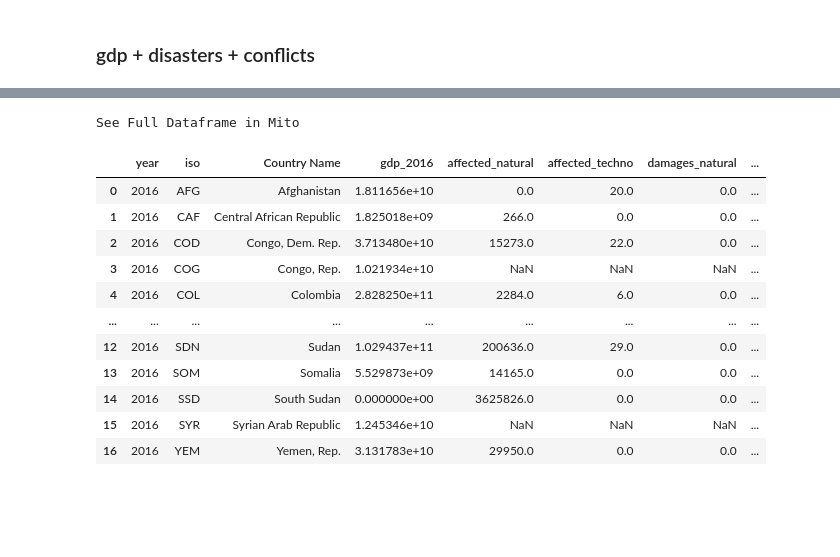
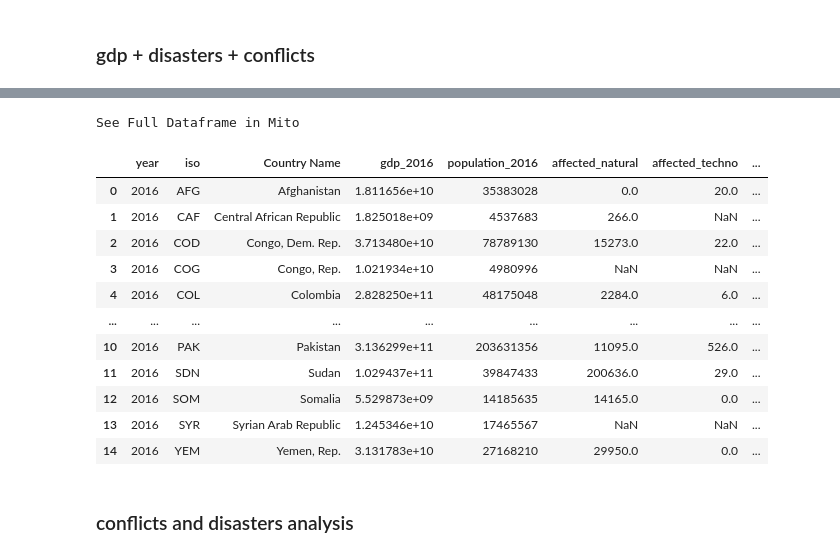
Before and after one commit to kamranuz/nis-network, a Jupyter notebook: 3sided_model_v3.ipynb, the cells around one changed output, grey strips where cells are left out. Cells and saved outputs as stored; diff of their text form; code cells hidden in the pictures; blank space fills up the shorter version.

```diff
--- a/3sided_model_v3.ipynb
+++ b/3sided_model_v3.ipynb
@@ -24,8 +24,8 @@ population                = pd.read_csv('./data_3sided_model_(coflict_disaster_g
 # %% [markdown]
 ## population
 # %%
-population_2016_our = population[['Country Code', 'Country Name',  '2016 [YR2016]']].dropna().rename(columns={'2016 [YR2016]':'population_2016','Country Name':'iso'})
-population_2016_our = population_2016_our[population_2016_our['Country Code'].isin(ISO_OUR_COUNTRY_CODES)].reset_index(drop=True)
+population_2016_our = population[['Country Code', 'Country Name',  '2016 [YR2016]']].dropna().rename(columns={'2016 [YR2016]':'population_2016','Country Code':'iso'})
+population_2016_our = population_2016_our[population_2016_our['iso'].isin(ISO_OUR_COUNTRY_CODES)].reset_index(drop=True)
 population_2016_our
 # %% [output]
 See Full Dataframe in Mito
@@ -68,7 +68,7 @@ See Full Dataframe in Mito
 # %% [markdown]
 ### disasters
 # %%
-dis_cols = ['Country', 'ISO', 'Disaster Group','Total Affected',"Total Damages, Adjusted ('000 US$)"]
+dis_cols = ['Country', 'ISO', 'Disaster Group', 'Total Affected','Total Deaths',"Total Damages, Adjusted ('000 US$)"]
 print(disasters_2016.shape)
 disasters_2016.columns
 # %% [output]
@@ -90,9 +90,9 @@ Index(['Dis No', 'Year', 'Seq', 'Glide', 'Disaster Group', 'Disaster Subgroup',
 # %%
 # нет данных по {'COG', 'LBN', 'PSE', 'SYR'}
 df = disasters_2016[dis_cols].fillna(0).groupby(['Country','ISO','Disaster Group']).sum().reset_index()
-disasters_2016_our = pd.pivot_table(df,values=['Total Affected',"Total Damages, Adjusted ('000 US$)"], index=['Country', 'ISO'], columns=['Disaster Group'])
-disasters_2016_our = disasters_2016_our.reset_index().fillna(0)
-disasters_2016_our.columns = ['country','iso','affected_natural','affected_techno','damages_natural','damages_techno']
+disasters_2016_our = pd.pivot_table(df,values=["Total Affected","Total Deaths","Total Damages, Adjusted ('000 US$)"], index=['Country', 'ISO'], columns=['Disaster Group'])
+disasters_2016_our = disasters_2016_our.reset_index()
+disasters_2016_our.columns = ['country','iso','affected_natural','affected_techno','damages_natural','damages_techno','death_natural','death_techno']
 disasters_2016_our
 # %% [output]
 See Full Dataframe in Mito
@@ -171,32 +147,36 @@ See Full Dataframe in Mito
 # %%
 df_all = gdp_2016_our.merge(disasters_2016_our,left_on='iso',right_on='iso',how='left', suffixes=('', '_y'))
 df_all = df_all.drop(df_all.filter(regex='_y$').columns, axis=1)
 
 df_all = df_all.merge(conflicts_2016_our,left_on='iso',right_on='iso',how='left', suffixes=('', '_y'))
 df_all = df_all.drop(df_all.filter(regex='_y$').columns, axis=1)
 
 df_all = df_all.merge(population_2016_our,left_on='iso',right_on='iso',how='left', suffixes=('', '_y'))
 df_all = df_all.drop(df_all.filter(regex='_y$').columns, axis=1)
 
 df_all = df_all[['year', 'iso','Country Name',
-                'gdp_2016',
-                'affected_natural', 'affected_techno', 'damages_natural', 'damages_techno',
+                'gdp_2016', 'population_2016',
+                'affected_natural', 'affected_techno', 'death_natural','death_techno','damages_natural', 'damages_techno',
                 'deaths_civilians', 'death_total']]
+
 df_all.year = 2016
+df_all = df_all[~(df_all.iso.isin(['PSE','SSD']))].reset_index(drop=True)
 df_all
 # %% [output]
 See Full Dataframe in Mito
-|  | year | iso | Country Name | gdp_2016 | affected_natural | affected_techno | damages_natural | ... |
-| 0 | 2016 | AFG | Afghanistan | 1.811656e+10 | 0.0 | 20.0 | 0.0 | ... |
-| 1 | 2016 | CAF | Central African Republic | 1.825018e+09 | 266.0 | 0.0 | 0.0 | ... |
-| 2 | 2016 | COD | Congo, Dem. Rep. | 3.713480e+10 | 15273.0 | 22.0 | 0.0 | ... |
-| 3 | 2016 | COG | Congo, Rep. | 1.021934e+10 | NaN | NaN | NaN | ... |
-| 4 | 2016 | COL | Colombia | 2.828250e+11 | 2284.0 | 6.0 | 0.0 | ... |
+|  | year | iso | Country Name | gdp_2016 | population_2016 | affected_natural | affected_techno | ... |
+| 0 | 2016 | AFG | Afghanistan | 1.811656e+10 | 35383028 | 0.0 | 20.0 | ... |
+| 1 | 2016 | CAF | Central African Republic | 1.825018e+09 | 4537683 | 266.0 | NaN | ... |
+| 2 | 2016 | COD | Congo, Dem. Rep. | 3.713480e+10 | 78789130 | 15273.0 | 22.0 | ... |
+| 3 | 2016 | COG | Congo, Rep. | 1.021934e+10 | 4980996 | NaN | NaN | ... |
+| 4 | 2016 | COL | Colombia | 2.828250e+11 | 48175048 | 2284.0 | 6.0 | ... |
 | ... | ... | ... | ... | ... | ... | ... | ... | ... |
-| 12 | 2016 | SDN | Sudan | 1.029437e+11 | 200636.0 | 29.0 | 0.0 | ... |
-| 13 | 2016 | SOM | Somalia | 5.529873e+09 | 14165.0 | 0.0 | 0.0 | ... |
-| 14 | 2016 | SSD | South Sudan | 0.000000e+00 | 3625826.0 | 0.0 | 0.0 | ... |
-| 15 | 2016 | SYR | Syrian Arab Republic | 1.245346e+10 | NaN | NaN | NaN | ... |
-| 16 | 2016 | YEM | Yemen, Rep. | 3.131783e+10 | 29950.0 | 0.0 | 0.0 | ... |
+| 10 | 2016 | PAK | Pakistan | 3.136299e+11 | 203631356 | 11095.0 | 526.0 | ... |
+| 11 | 2016 | SDN | Sudan | 1.029437e+11 | 39847433 | 200636.0 | 29.0 | ... |
+| 12 | 2016 | SOM | Somalia | 5.529873e+09 | 14185635 | 14165.0 | 0.0 | ... |
+| 13 | 2016 | SYR | Syrian Arab Republic | 1.245346e+10 | 17465567 | NaN | NaN | ... |
+| 14 | 2016 | YEM | Yemen, Rep. | 3.131783e+10 | 27168210 | 29950.0 | 0.0 | ... |
 # %%
 df_all.to_csv('data_3sided_model_(coflict_disaster_gdp)/3sided_model_countries.csv',index=False)
+# %% [markdown]
+### conflicts and disasters analysis
```
Also changed, not shown: parts of 7 cells of this notebook, 2 other files.
